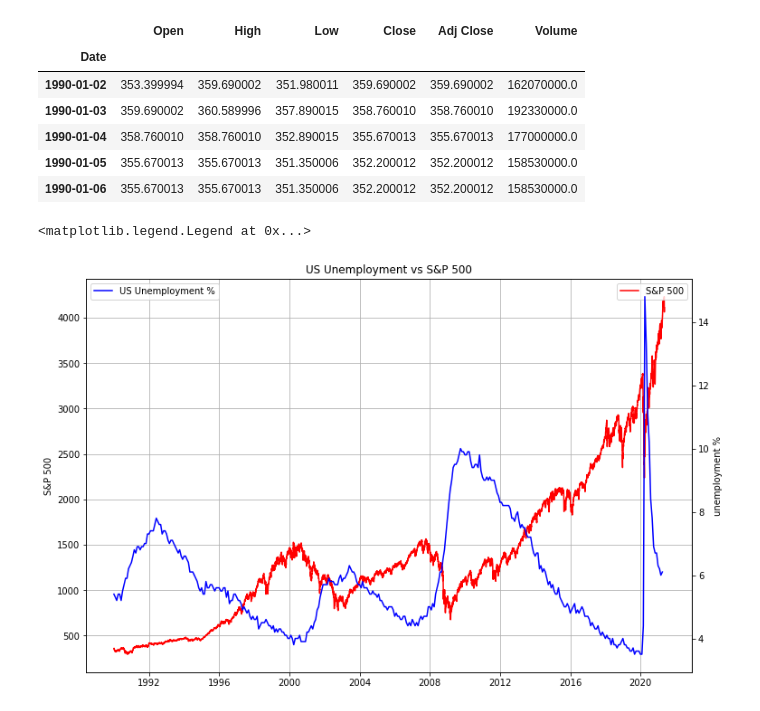
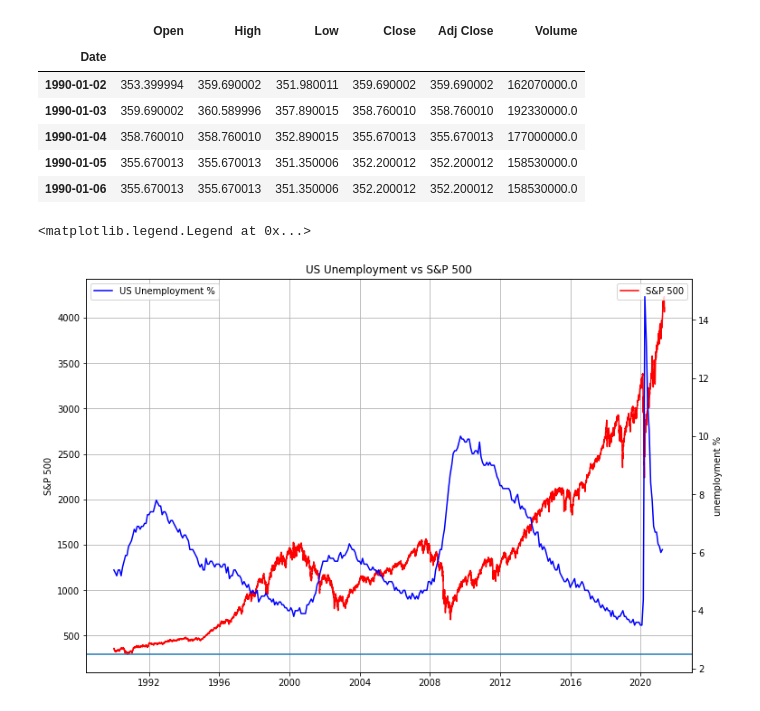
Before and after one commit to dbogatic/economic-indicators, a Jupyter notebook: unemployment.ipynb, the cells around one changed output. Saved outputs shown, nothing was run; the diff lists cells and outputs as text; code cells hidden in the pictures.

Commit message:
edit unemp plot

```diff
--- a/unemployment.ipynb
+++ b/unemployment.ipynb
@@ -55,16 +55,17 @@ sp_history.head()
 # %%
 #Plot US unemployment against S&P 500 index
 fig, ax = plt.subplots(figsize=(12,8))
 plt.plot(sp_history['Adj Close'], label ='S&P 500', color='r')
 ax.set_ylabel('S&P 500')
 plt.grid()
 ax.legend(loc='upper right')
 
 ax2 = ax.twinx()
 plt.plot(unemployment_rate, label='US Unemployment %', color='b')
 ax.set_title('US Unemployment vs S&P 500')
 ax2.set_ylabel('unemployment %')
+ax2.axhline(y=2.5)
 ax2.legend(loc='upper left')
 # %% [output]
 <matplotlib.legend.Legend at 0x...>
-[figure, old version]
+[figure, new version]
```
Also changed, not shown: parts of 1 cell of this notebook.
